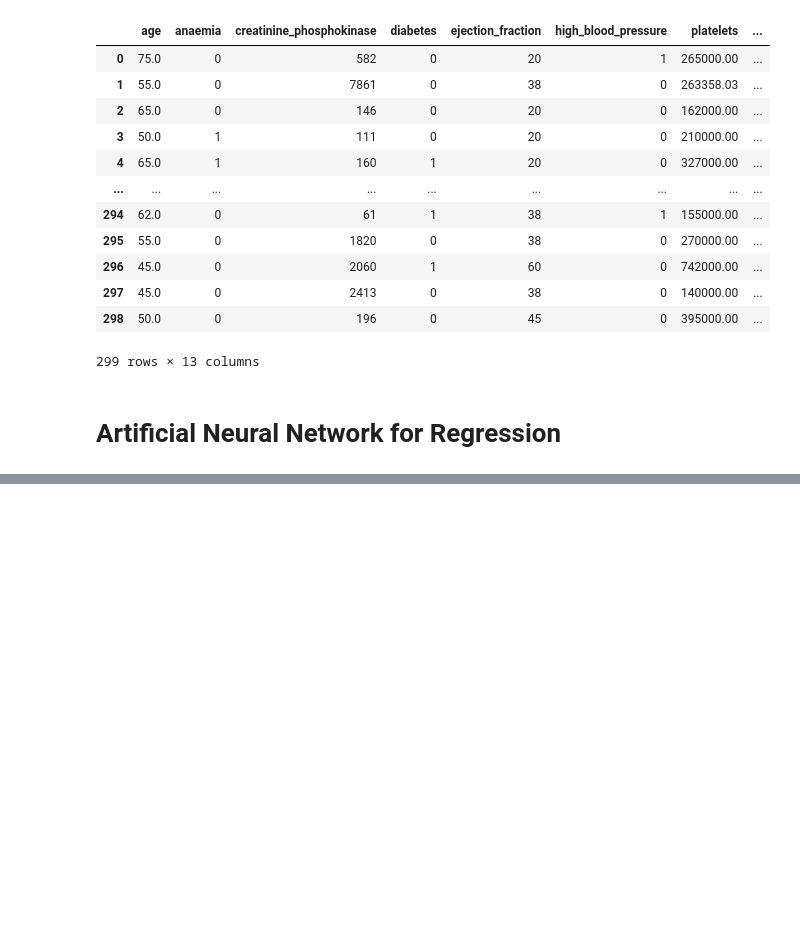
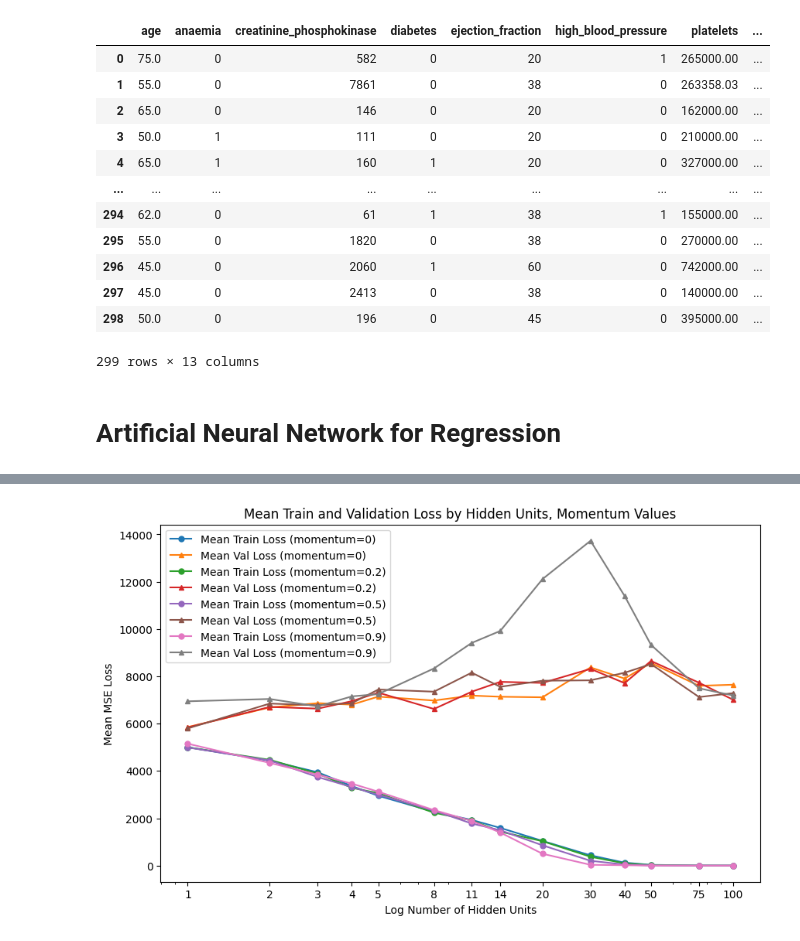
Before and after one commit to andregodinhodtu/02452---Machine-Learning---Project, a Jupyter notebook: report_2/code/notebooks/regression/2_reg_part_B_NN.ipynb, the cells around one changed output, grey strips where cells are left out. Saved outputs shown, nothing was run; the diff lists cells and outputs as text; code cells hidden in the pictures; blank space fills up the shorter version.

```diff
--- a/report_2/code/notebooks/regression/2_reg_part_B_NN.ipynb
+++ b/report_2/code/notebooks/regression/2_reg_part_B_NN.ipynb
@@ -290,0 +316,41 @@ for k, v in means.items():
+# %%
+import numpy as np
+import matplotlib.pyplot as plt
+
+# results structure: results[momentum][fold][hidden_dim]['train'/val']
+
+# Prepare plot
+plt.figure(figsize=(10, 6))
+
+for momentum in momentum_list:
+    results_momentum = results[momentum]
+
+    # Get all hidden units (assuming same for all)
+    hidden_units = list(results_momentum[0].keys())  # Use first fold
+    hidden_units.pop(-1)
+
+    mean_train_loss = []
+    mean_val_loss = []
+
+    for hidden_dim in hidden_units:
+        train_values = []
+        val_values = []
+        for k in results_momentum.keys():  # iterate over folds
+            train_values.append(results_momentum[k][hidden_dim]['train'][-1])
+            val_values.append(results_momentum[k][hidden_dim]['val'][-1])
+        mean_train_loss.append(np.mean(train_values))
+        mean_val_loss.append(np.mean(val_values))
+
+    # Line plots, different color/marker for each momentum
+    plt.plot(hidden_units, mean_train_loss, marker='o', label=f'Mean Train Loss (momentum={momentum})', markersize=5)
+    plt.plot(hidden_units, mean_val_loss, marker='^', label=f'Mean Val Loss (momentum={momentum})', markersize=5)
+
+plt.xlabel('Log Number of Hidden Units')
+plt.ylabel('Mean MSE Loss')
+plt.title('Mean Train and Validation Loss by Hidden Units, Momentum Values')
+plt.xscale('log')
+plt.xticks(hidden_units, labels=[str(h) for h in hidden_units])  # Use normal (not scientific) labels
+plt.legend()
+plt.show()
+# %% [output]
+[figure, added]
```
Also changed, not shown: parts of 7 cells of this notebook, 1 other file.
